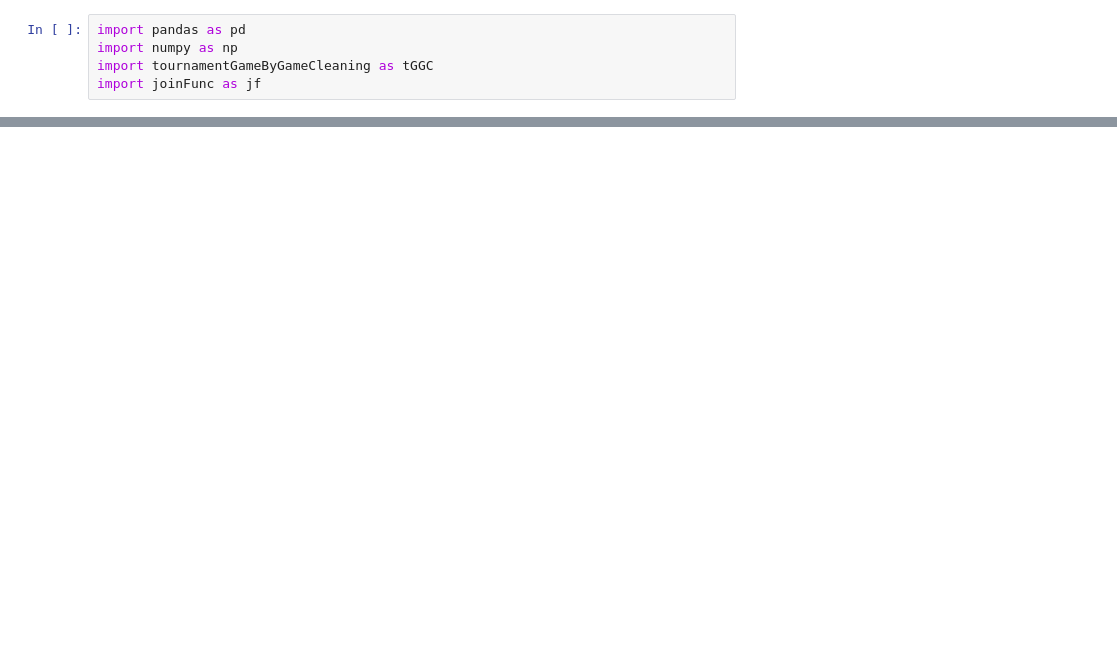
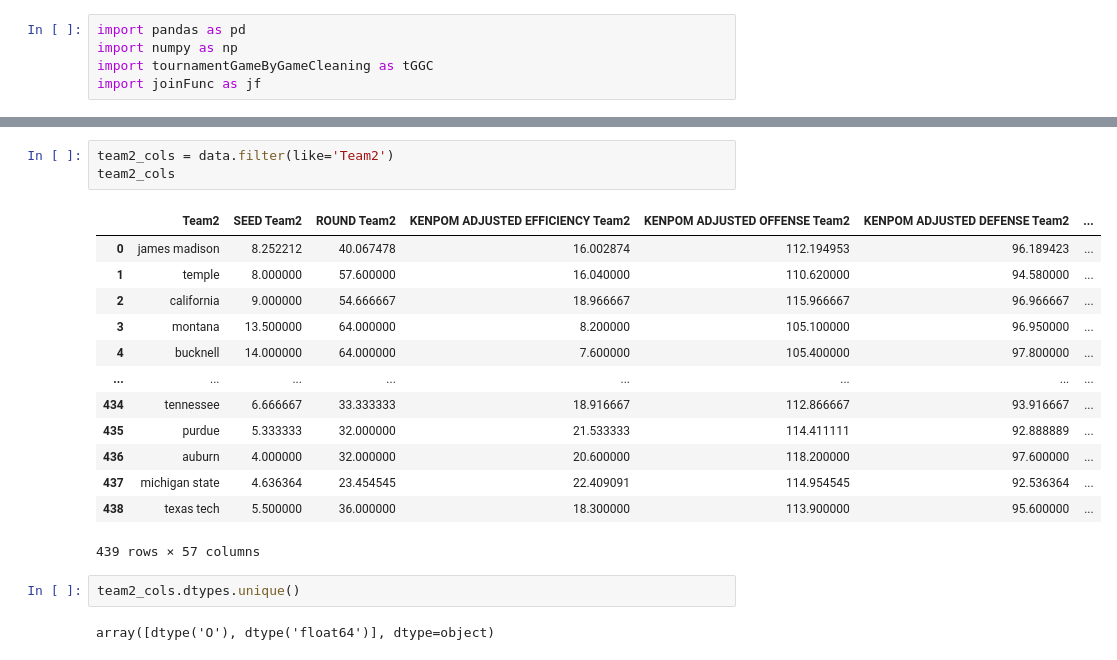
Before and after one commit to jacob-vogel/MLApplication, a Jupyter notebook: Pipeline ML Application.ipynb, the cells around one changed output, grey strips where cells are left out. Saved outputs shown, nothing was run; the diff lists cells and outputs as text; blank space fills up the shorter version.

```diff
--- a/Pipeline ML Application.ipynb
+++ b/Pipeline ML Application.ipynb
@@ -23,0 +79,21 @@ tournamentGameByGame = jf.joinCols(seasonStatsCols, tournamentGameByGame, season
+# %%
+team2_cols = data.filter(like='Team2')
+team2_cols
+# %% [output]
+|  | Team2 | SEED Team2 | ROUND Team2 | KENPOM ADJUSTED EFFICIENCY Team2 | KENPOM ADJUSTED OFFENSE Team2 | KENPOM ADJUSTED DEFENSE Team2 | ... |
+| 0 | james madison | 8.252212 | 40.067478 | 16.002874 | 112.194953 | 96.189423 | ... |
+| 1 | temple | 8.000000 | 57.600000 | 16.040000 | 110.620000 | 94.580000 | ... |
+| 2 | california | 9.000000 | 54.666667 | 18.966667 | 115.966667 | 96.966667 | ... |
+| 3 | montana | 13.500000 | 64.000000 | 8.200000 | 105.100000 | 96.950000 | ... |
+| 4 | bucknell | 14.000000 | 64.000000 | 7.600000 | 105.400000 | 97.800000 | ... |
+| ... | ... | ... | ... | ... | ... | ... | ... |
+| 434 | tennessee | 6.666667 | 33.333333 | 18.916667 | 112.866667 | 93.916667 | ... |
+| 435 | purdue | 5.333333 | 32.000000 | 21.533333 | 114.411111 | 92.888889 | ... |
+| 436 | auburn | 4.000000 | 32.000000 | 20.600000 | 118.200000 | 97.600000 | ... |
+| 437 | michigan state | 4.636364 | 23.454545 | 22.409091 | 114.954545 | 92.536364 | ... |
+| 438 | texas tech | 5.500000 | 36.000000 | 18.300000 | 113.900000 | 95.600000 | ... |
+439 rows × 57 columns
+# %%
+team2_cols.dtypes.unique()
+# %% [output]
+array([dtype('O'), dtype('float64')], dtype=object)
```
Also changed, not shown: parts of 48 cells of this notebook, 1 other file.
